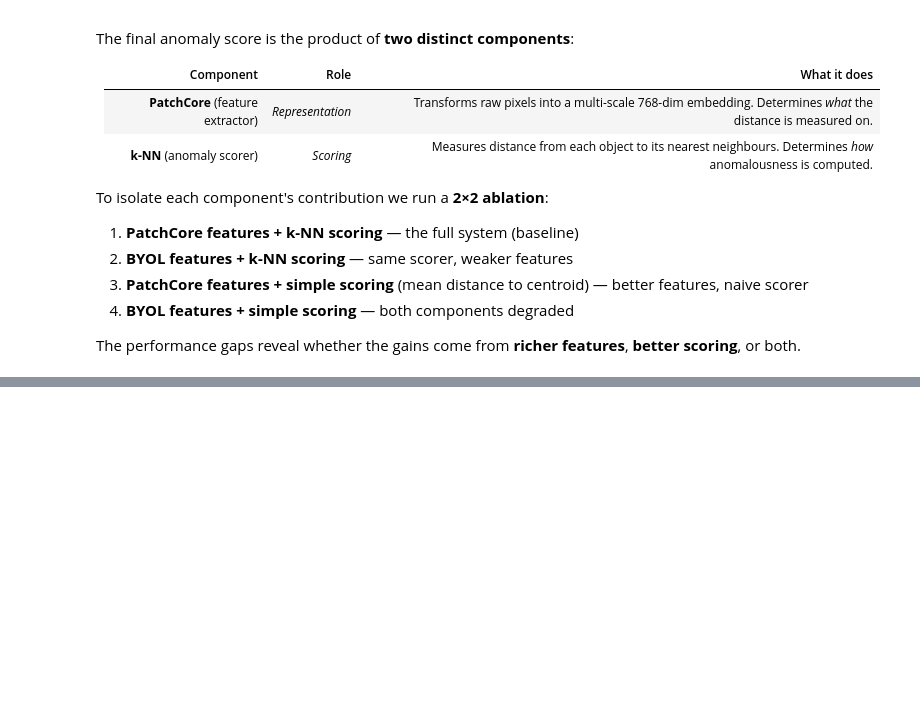
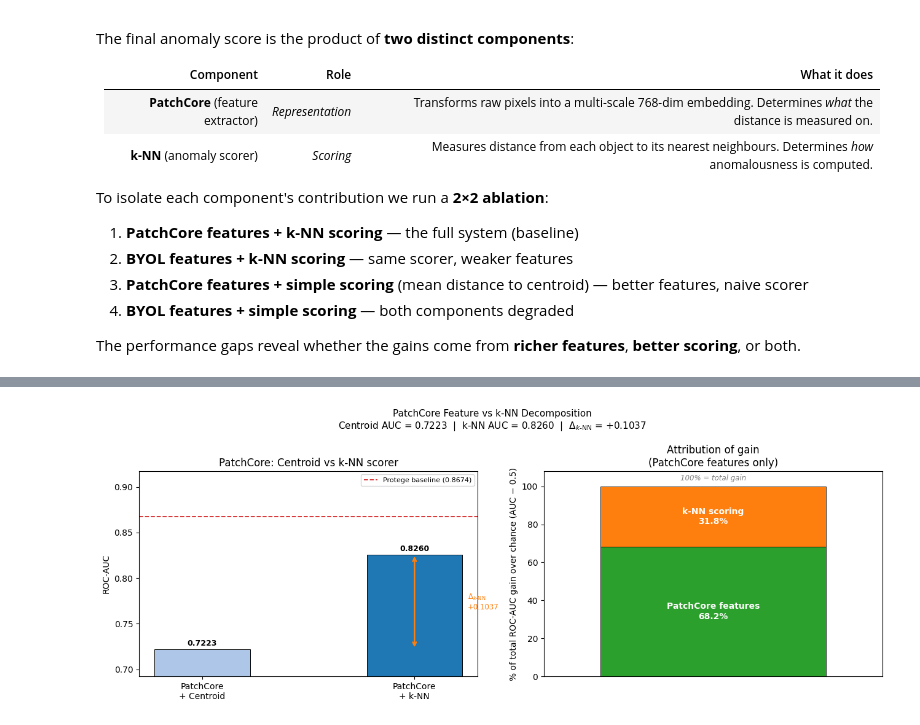
Before and after one commit to MioraRandrianasy/Patchore_feature_extraction_MGCLS, a Jupyter notebook: scripts/patchcore_extraction.ipynb, the cells around one changed output, grey strips where cells are left out. Saved outputs shown, nothing was run; the diff lists cells and outputs as text; code cells hidden in the pictures; blank space fills up the shorter version.

```diff
--- a/scripts/patchcore_extraction.ipynb
+++ b/scripts/patchcore_extraction.ipynb
@@ -969,0 +1382,94 @@ plt.show()
+# %%
+# ── 16.3  Visualise PatchCore feature vs k-NN decomposition ──────────────
+
+fig, axes = plt.subplots(1, 2, figsize=(13, 5))
+
+# Pre-compute the two AUCs we care about
+auc_pc_knn      = auc(s_pc_knn)       # PatchCore + k-NN  (full system)
+auc_pc_centroid = auc(s_pc_centroid)  # PatchCore + centroid (features only)
+protege_auc     = auc(pca_scores_pc)  # Protege ceiling
+
+# Attribution (over-chance baseline = 0.5)
+feat_gain  = auc_pc_centroid - 0.5          # what features bring above chance
+knn_gain   = auc_pc_knn - auc_pc_centroid   # what k-NN adds on top
+total_gain = auc_pc_knn - 0.5              # total gain over chance
+
+feat_pct = 100 * feat_gain  / total_gain if total_gain else 0
+knn_pct  = 100 * knn_gain   / total_gain if total_gain else 0
+
+# ── Left: side-by-side bars for the two PatchCore scorers ─────────────────
+ax = axes[0]
+
+labels_bar   = ['PatchCore\n+ Centroid', 'PatchCore\n+ k-NN']
+auc_vals     = [auc_pc_centroid, auc_pc_knn]
+colors_bars  = ['#aec7e8', '#1f77b4']
+x = np.arange(len(labels_bar))
+
+bars = ax.bar(x, auc_vals, width=0.45,
+              color=colors_bars, edgecolor='k', linewidth=0.7)
+
+# Annotate bars
+for bar in bars:
+    h = bar.get_height()
+    ax.text(bar.get_x() + bar.get_width() / 2., h + 0.002,
+            f'{h:.4f}', ha='center', va='bottom', fontsize=9, fontweight='bold')
+
+# Protege reference line
+ax.axhline(protege_auc, color='#d62728', linestyle='--', linewidth=1.3,
+           label=f'Protege baseline ({protege_auc:.4f})')
+
+# Annotate the k-NN gain gap with a brace-style arrow
+ax.annotate(
+    '', xy=(1, auc_pc_knn), xytext=(1, auc_pc_centroid),
+    arrowprops=dict(arrowstyle='<->', color='#ff7f0e', lw=1.8)
+)
+ax.text(1.25, (auc_pc_knn + auc_pc_centroid) / 2,
+        f'$\\Delta_{{k\\text{{-NN}}}}$\n{knn_gain:+.4f}',
+        va='center', fontsize=8.5, color='#ff7f0e')
+
+ax.set_xticks(x)
+ax.set_xticklabels(labels_bar, fontsize=10)
+ax.set_ylabel('ROC-AUC')
+ax.set_title('PatchCore: Centroid vs k-NN scorer')
+ax.legend(fontsize=8)
+y_min = min(auc_pc_centroid, auc_pc_knn, protege_auc) - 0.03
+y_max = max(auc_pc_centroid, auc_pc_knn, protege_auc) + 0.05
+ax.set_ylim(y_min, y_max)
+
+# ── Right: stacked attribution bar (% of total gain over chance) ──────────
+ax2 = axes[1]
+
+portions   = [feat_pct, knn_pct]
+colors_att = ['#2ca02c', '#ff7f0e']
+bar_labels = ['PatchCore features', 'k-NN scoring']
+
+bottom = 0.0
+for val, col, lbl in zip(portions, colors_att, bar_labels):
+    ax2.bar(0, val, bottom=bottom, color=col, edgecolor='k', linewidth=0.6)
+    ax2.text(0, bottom + val / 2,
+             f'{lbl}\n{val:.1f}%',
+             ha='center', va='center', fontsize=10,
+             color='white', fontweight='bold')
+    bottom += val
+
+ax2.set_xlim(-0.6, 0.6)
+ax2.set_xticks([])
+ax2.set_ylabel('% of total ROC-AUC gain over chance (AUC − 0.5)')
+ax2.set_title('Attribution of gain\n(PatchCore features only)')
+ax2.set_ylim(0, 108)
+
+# Annotate total = 100%
+ax2.text(0, 103, '100% = total gain', ha='center', fontsize=8.5,
+         color='gray', style='italic')
+
+plt.suptitle(
+    f'PatchCore Feature vs k-NN Decomposition\n'
+    f'Centroid AUC = {auc_pc_centroid:.4f}  |  '
+    f'k-NN AUC = {auc_pc_knn:.4f}  |  '
+    f'$\\Delta_{{k\\text{{-NN}}}}$ = {knn_gain:+.4f}',
+    fontsize=11
+)
+plt.tight_layout()
+plt.show()
+# %% [output]
+[figure, added]
```
Also changed, not shown: parts of 23 cells of this notebook, 4 other files.
